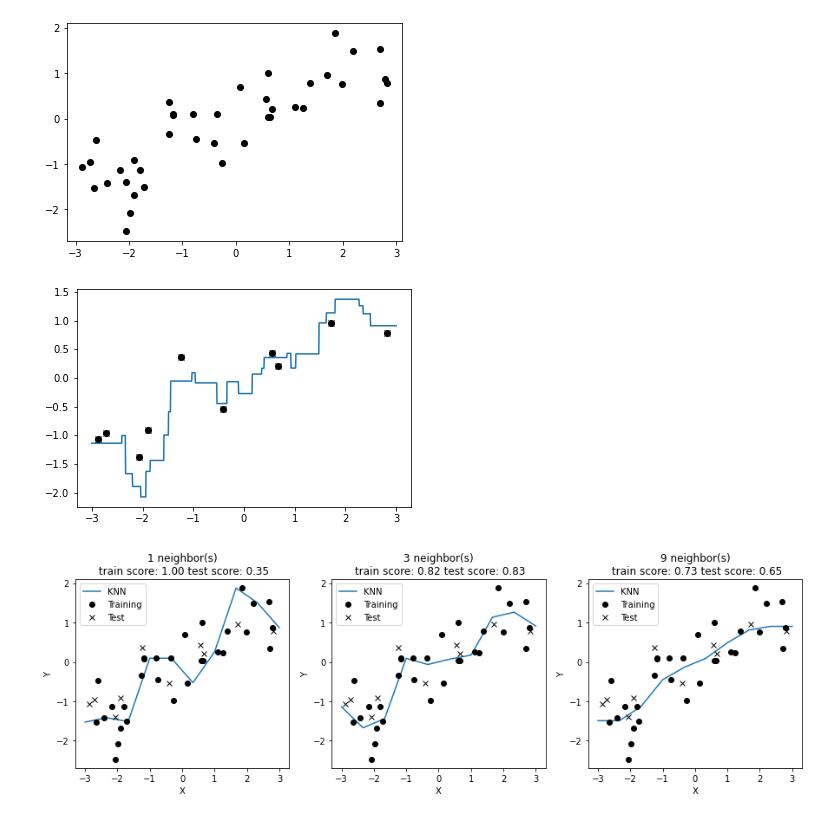
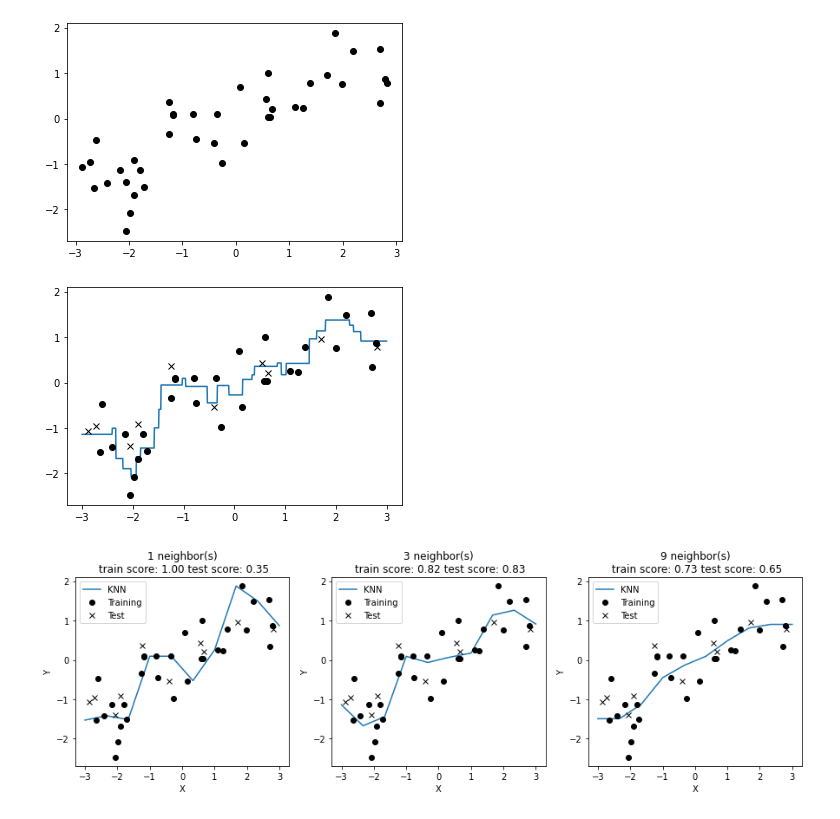
Before and after one commit to 1801310khm/knu_bdna_2022, a Jupyter notebook: 김현민_8강.ipynb, the cells around one changed output. Cells and saved outputs as stored; diff of their text form; code cells hidden in the pictures.

```diff
--- a/김현민_8강.ipynb
+++ b/김현민_8강.ipynb
@@ -184,12 +184,12 @@ line=np.linspace(-3,3,1000).reshape(-1,1)
 # %%
 reg=KNeighborsRegressor(n_neighbors=3)
 reg.fit(X_train,y_train)
-plt.plot(line,reg.predict(line),label='KNN')
-plt.plot(X_test, y_test,'ko',label='Training')
+plt.plot(line, reg.predict(line),label='KNN')
+plt.plot(X_train, y_train,'ko',label='Training')
 plt.plot(X_test, y_test,'kx',label='Test')
 plt.show()
 # %% [output]
-[figure, old version]
+[figure, new version]
 # %%
 fig,axes = plt.subplots(1,3,figsize=(15,4))
 line=np.linspace(-3,3,10).reshape(-1,1)
```
Also changed, not shown: parts of 2 cells of this notebook.
